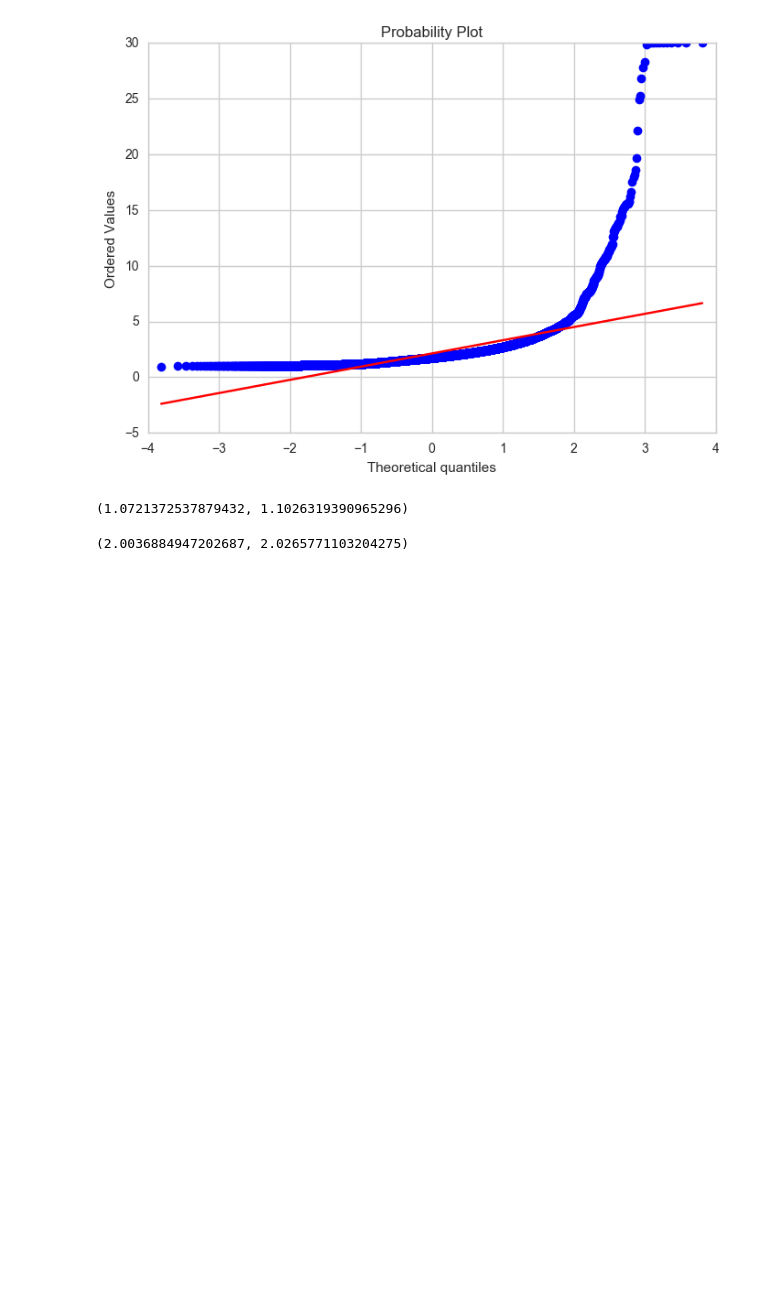
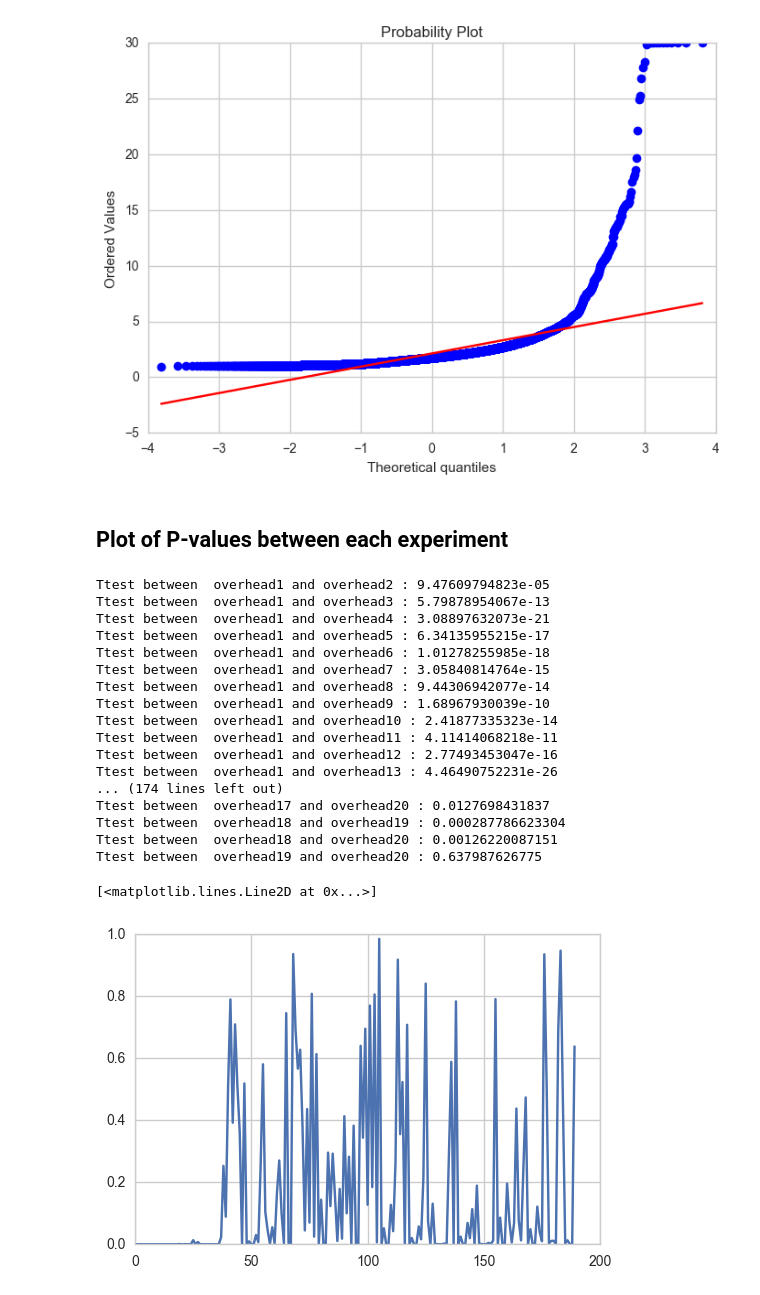
Before and after one commit to Starofall/RTX, a Jupyter notebook: examples/crowdnav-ttest/Ttest.ipynb, the cells around one changed output. Saved outputs shown, nothing was run; the diff lists cells and outputs as text; code cells hidden in the pictures; blank space fills up the shorter version.

```diff
--- a/examples/crowdnav-ttest/Ttest.ipynb
+++ b/examples/crowdnav-ttest/Ttest.ipynb
@@ -96,8 +90,33 @@ overhead2 = np.asarray(df["overhead2"])
-# %%
-np.var(overhead1), np.var(overhead2)
-# %% [output]
-(1.0721372537879432, 1.1026319390965296)
-# %%
-np.mean(overhead1), np.mean(overhead2)
-# %% [output]
-(2.0036884947202687, 2.0265771103204275)
+# %% [markdown]
+## Plot of P-values between each experiment
+# %%
+p_values = []
+for c1, c2  in itertools.combinations(df.columns.values,2):
+    x1 = np.asarray(df[c1])
+    x2 = np.asarray(df[c2])
+    p_value = stats.ttest_ind(x1,x2)[1]
+    p_values.append( p_value)
+    print "Ttest between ", c1, 'and', c2 ,':',p_value
+    #print "Variance of", c1, ": ",np.var(x1),"--" ,c2 ,": ", np.var(x2)
+    #print "Mean of    ", c1, ": ",np.mean(x1),"--" ,c2 ,": ", np.mean(x2)
+plt.plot(p_values)
+# %% [output]
+Ttest between  overhead1 and overhead2 : 9.47609794823e-05
+Ttest between  overhead1 and overhead3 : 5.79878954067e-13
+Ttest between  overhead1 and overhead4 : 3.08897632073e-21
+Ttest between  overhead1 and overhead5 : 6.34135955215e-17
+Ttest between  overhead1 and overhead6 : 1.01278255985e-18
+Ttest between  overhead1 and overhead7 : 3.05840814764e-15
+Ttest between  overhead1 and overhead8 : 9.44306942077e-14
+Ttest between  overhead1 and overhead9 : 1.68967930039e-10
+Ttest between  overhead1 and overhead10 : 2.41877335323e-14
+Ttest between  overhead1 and overhead11 : 4.11414068218e-11
+Ttest between  overhead1 and overhead12 : 2.77493453047e-16
+Ttest between  overhead1 and overhead13 : 4.46490752231e-26
+... (174 lines left out)
+Ttest between  overhead17 and overhead20 : 0.0127698431837
+Ttest between  overhead18 and overhead19 : 0.000287786623304
+Ttest between  overhead18 and overhead20 : 0.00126220087151
+Ttest between  overhead19 and overhead20 : 0.637987626775
+[<matplotlib.lines.Line2D at 0x...>]
+[figure, added]
```
Also changed, not shown: parts of 8 cells of this notebook, 50 other files.
